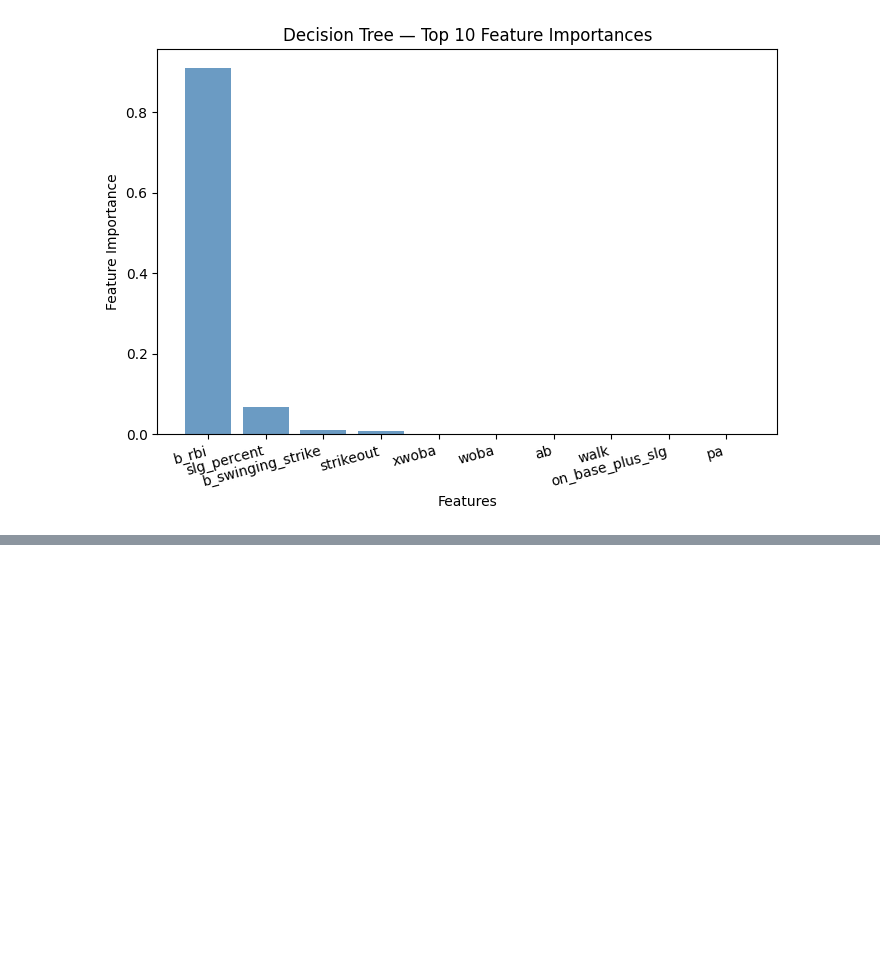
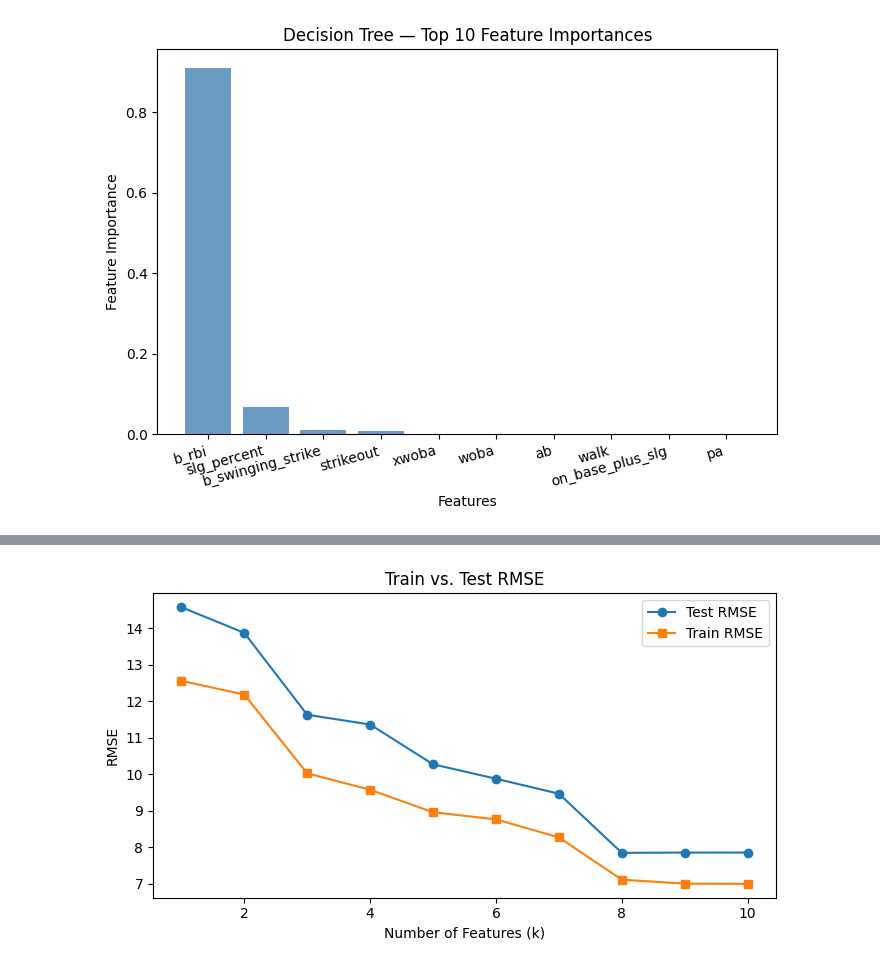
Before and after one commit to etflores1/COGS-109-Project, a Jupyter notebook: COGS_109_Checkpoint_2.ipynb, the cells around one changed output, grey strips where cells are left out. Saved outputs shown, nothing was run; the diff lists cells and outputs as text; code cells hidden in the pictures; blank space fills up the shorter version.

```diff
--- a/COGS_109_Checkpoint_2.ipynb
+++ b/COGS_109_Checkpoint_2.ipynb
@@ -148,0 +174,30 @@ plt.show()
+# %%
+# Finding the best number of features from top 10 correlated features
+results = []
+
+for k in range(10, 0, -1):
+    feats = top_features[:k]
+    lr = LinearRegression()
+    lr.fit(X_train[feats], y_train)
+
+
+    y_pred_train = lr.predict(X_train[feats])
+    y_pred_test  = lr.predict(X_test[feats])
+
+
+    rmse_train = mean_squared_error(y_train, y_pred_train)
+    rmse_test  = mean_squared_error(y_test, y_pred_test)
+    r2_train   = r2_score(y_train, y_pred_train)
+    r2_test    = r2_score(y_test, y_pred_test)
+
+    results.append({
+        'k': k,
+        'features': feats,
+        'rmse_train': rmse_train,
+        'rmse_test': rmse_test,
+        'r2_train': r2_train,
+        'r2_test': r2_test
+    })
+
+cv_df = pd.DataFrame(results)
+cv_df
@@ -148,0 +229,13 @@ plt.show()
+# %%
+#Features vs RMSE SCORES
+plt.figure(figsize=(7,4))
+plt.plot(cv_df['k'], cv_df['rmse_test'], marker='o', label='Test RMSE')
+plt.plot(cv_df['k'], cv_df['rmse_train'], marker='s', label='Train RMSE')
+plt.xlabel('Number of Features (k)')
+plt.ylabel('RMSE')
+plt.title('Train vs. Test RMSE')
+plt.legend()
+plt.tight_layout()
+plt.show()
+# %% [output]
+[figure, added]
```
Also changed, not shown: parts of 7 cells of this notebook.
